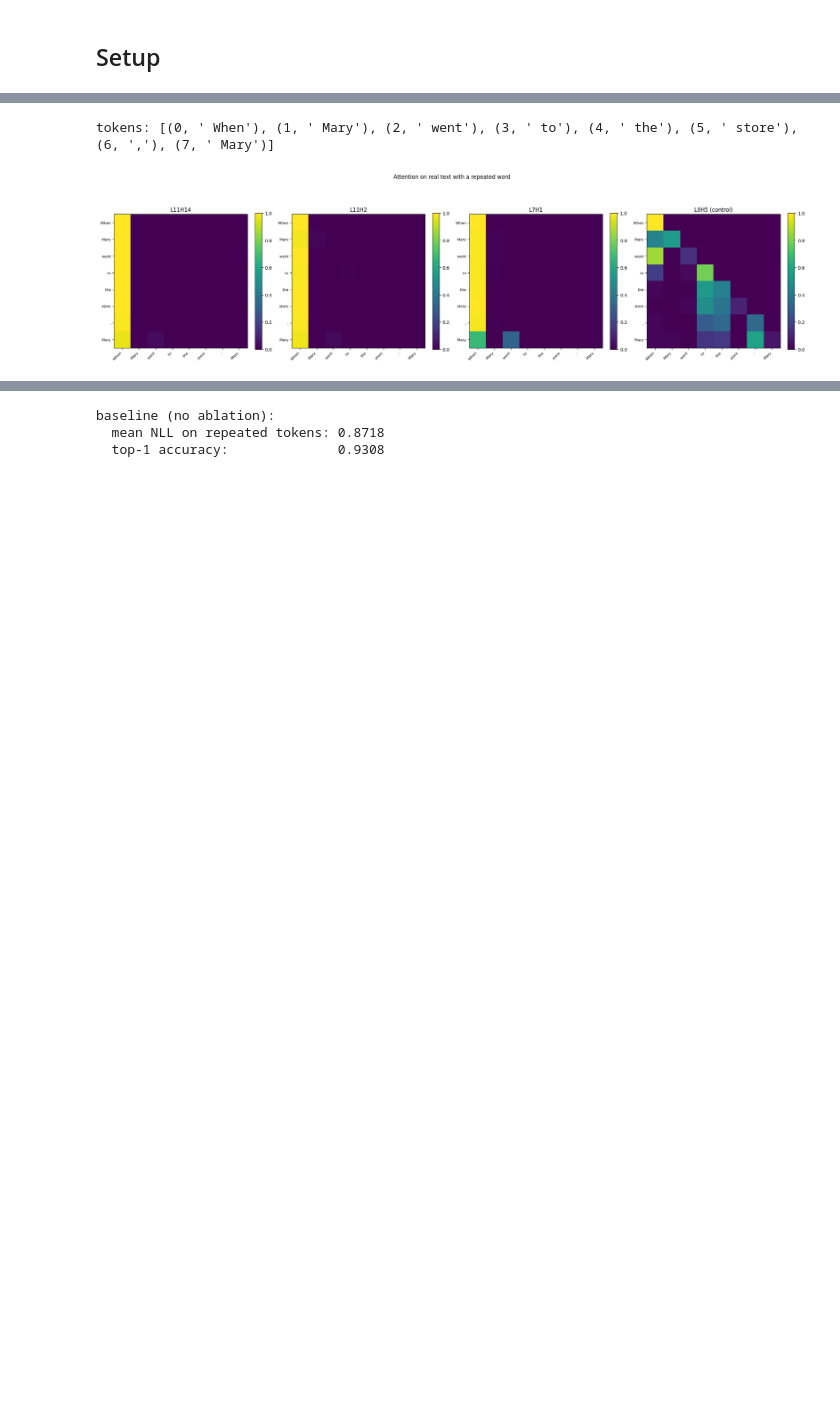
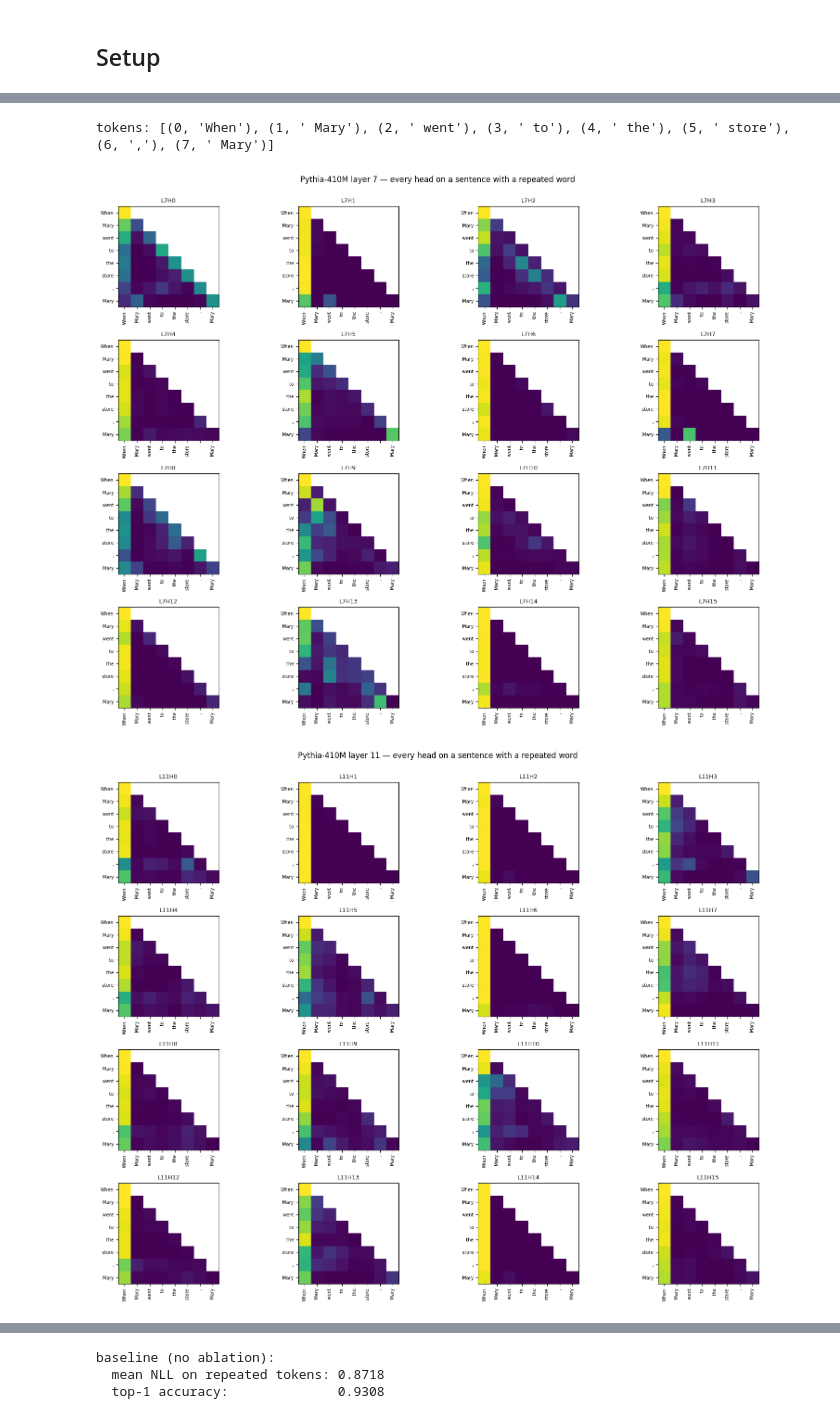
Before and after one commit to cam-berger/pythia-motif-emergence, a Jupyter notebook: notebooks/induction_heads_proof.ipynb, the cells around one changed output, grey strips where cells are left out. Saved outputs shown, nothing was run; the diff lists cells and outputs as text; code cells hidden in the pictures; blank space fills up the shorter version.

```diff
--- a/notebooks/induction_heads_proof.ipynb
+++ b/notebooks/induction_heads_proof.ipynb
@@ -53,20 +84,13 @@ We plot the three top heads side-by-side with the predicted prefix-match line ov
 # %%
-SEQ_LEN = 100
-HALF = SEQ_LEN // 2
-rng = torch.Generator(device='cpu').manual_seed(42)
-tokens = build_repetition_sequences(1, SEQ_LEN, model.cfg.d_vocab, rng).to(device)
-
-_, cache = model.run_with_cache(
-    tokens, names_filter=lambda n: n.endswith('pattern'), return_type=None
-)
-
 heads_to_show = TOP_HEADS + [CONTROL_HEAD]
 fig, axes = plt.subplots(1, 4, figsize=(22, 5.5))
 for ax, (layer, head) in zip(axes, heads_to_show):
-    pat = cache[f'blocks.{layer}.attn.hook_pattern'][0, head].cpu().float().numpy()
+    pat = synthetic_cache[f'blocks.{layer}.attn.hook_pattern'][0, head]
+    a = pat.detach().cpu().float().numpy()
+    a_masked = np.ma.masked_array(a, mask_synthetic)
     is_control = (layer, head) == CONTROL_HEAD
     label = f'L{layer}H{head}' + (' (control)' if is_control else '')
-    im = ax.imshow(pat, cmap='viridis', vmin=0, vmax=max(pat.max(), 0.01))
+    im = ax.imshow(a_masked, vmin=0, vmax=max(a.max(), 0.01))
     ax.set_title(label)
     ax.set_xlabel('key (attended-to position)')
     ax.set_ylabel('query (current position)')
@@ -75,7 +99,7 @@ for ax, (layer, head) in zip(axes, heads_to_show):
     ax.plot(ks, qs, 'r--', alpha=0.6, linewidth=0.8, label='prefix-match line')
     ax.legend(loc='upper right', fontsize=8)
     plt.colorbar(im, ax=ax, fraction=0.046)
-fig.suptitle('Attention patterns on a synthetic repeated sequence', y=1.02)
+fig.suptitle('Top candidates concentrate attention on the prefix-match line; control does not', y=1.02)
 plt.tight_layout()
 plt.show()
 # %% [output]
@@ -89,29 +111,32 @@ Synthetic random tokens are an easy case. Real induction behavior should also ap
 # %%
-text = ' When Mary went to the store, Mary'
-tokens = model.to_tokens(text)
-str_tokens = model.to_str_tokens(text)
+text = 'When Mary went to the store, Mary'
+real_tokens = model.to_tokens(text, prepend_bos=False)
+str_tokens = model.to_str_tokens(text, prepend_bos=False)
 print('tokens:', list(enumerate(str_tokens)))
 
-_, cache = model.run_with_cache(
-    tokens, names_filter=lambda n: n.endswith('pattern'), return_type=None
+_, real_cache = model.run_with_cache(
+    real_tokens, names_filter=lambda n: n.endswith('pattern'), return_type=None
 )
+mask_real = upper_tri_mask(len(str_tokens))
 
-fig, axes = plt.subplots(1, 4, figsize=(22, 6))
-for ax, (layer, head) in zip(axes, heads_to_show):
-    pat = cache[f'blocks.{layer}.attn.hook_pattern'][0, head].cpu().float().numpy()
-    is_control = (layer, head) == CONTROL_HEAD
-    label = f'L{layer}H{head}' + (' (control)' if is_control else '')
-    im = ax.imshow(pat, cmap='viridis', vmin=0, vmax=max(pat.max(), 0.01))
-    ax.set_xticks(range(len(str_tokens)))
-    ax.set_yticks(range(len(str_tokens)))
-    ax.set_xticklabels(str_tokens, rotation=45, ha='right', fontsize=8)
-    ax.set_yticklabels(str_tokens, fontsize=8)
-    ax.set_title(label)
-    plt.colorbar(im, ax=ax, fraction=0.046)
-fig.suptitle('Attention on real text with a repeated word', y=1.02)
-plt.tight_layout()
-plt.show()
+for layer in (7, 11):
+    pat_layer = real_cache[f'blocks.{layer}.attn.hook_pattern']
+    fig = plt.figure(figsize=(16, 12))
+    for h in range(n_heads):
+        ax = fig.add_subplot(4, 4, h + 1)
+        a = pat_layer[0, h].detach().cpu().float().numpy()
+        a_masked = np.ma.masked_array(a, mask_real)
+        ax.imshow(a_masked)
+        ax.set_xticks(np.arange(len(str_tokens)))
+        ax.set_xticklabels(str_tokens, rotation=90, fontsize=7)
+        ax.set_yticks(np.arange(len(str_tokens)))
+        ax.set_yticklabels(str_tokens, fontsize=7)
+        ax.set_title(f'L{layer}H{h}', fontsize=9)
+    fig.suptitle(f'Pythia-410M layer {layer} — every head on a sentence with a repeated word', y=1.0)
+    plt.tight_layout()
+    plt.show()
 # %% [output]
-tokens: [(0, ' When'), (1, ' Mary'), (2, ' went'), (3, ' to'), (4, ' the'), (5, ' store'), (6, ','), (7, ' Mary')]
+tokens: [(0, 'When'), (1, ' Mary'), (2, ' went'), (3, ' to'), (4, ' the'), (5, ' store'), (6, ','), (7, ' Mary')]
-[figure, old version]
+[figure, new version]
+[figure, added]
 # %%
```
Also changed, not shown: parts of 22 cells of this notebook, 1 other file.
